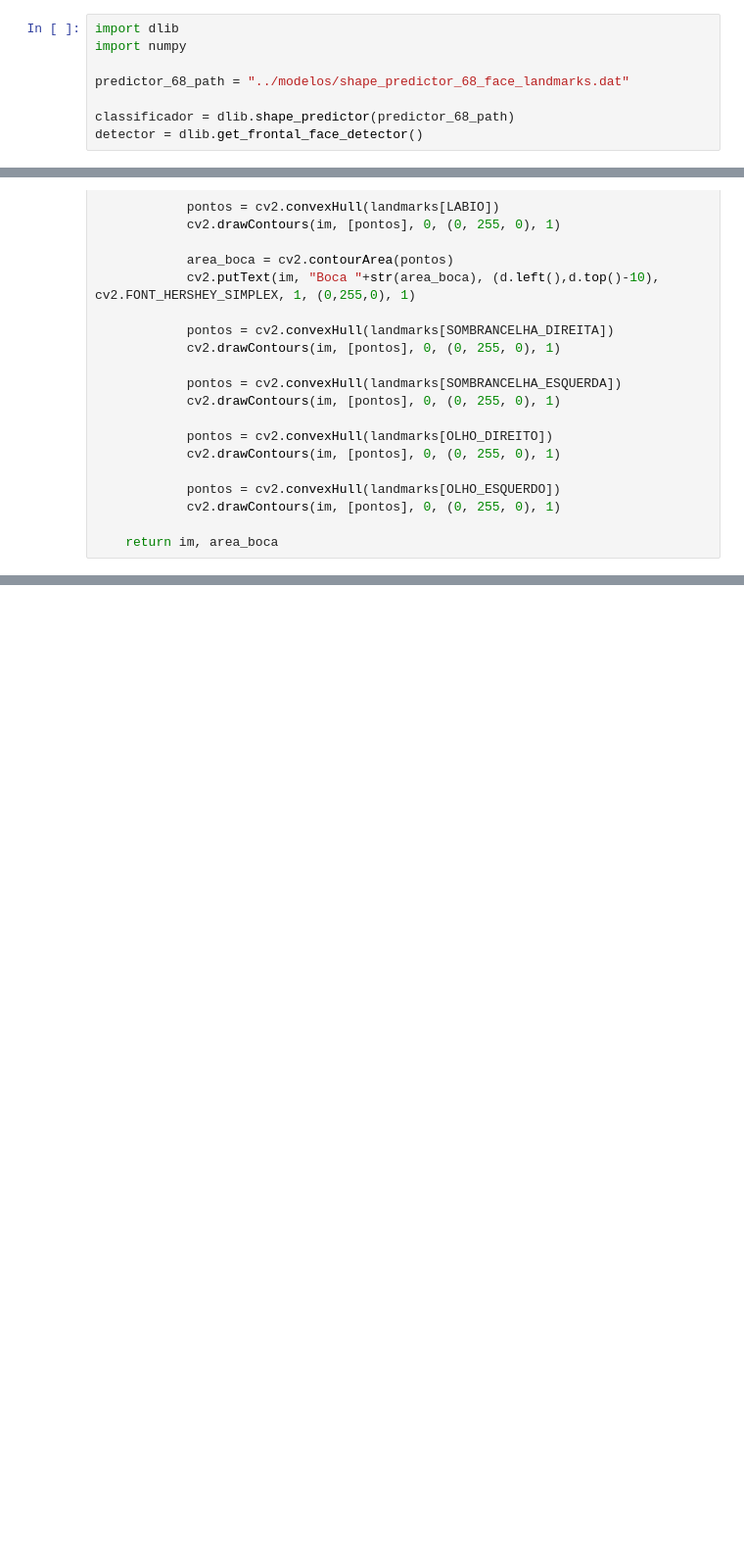
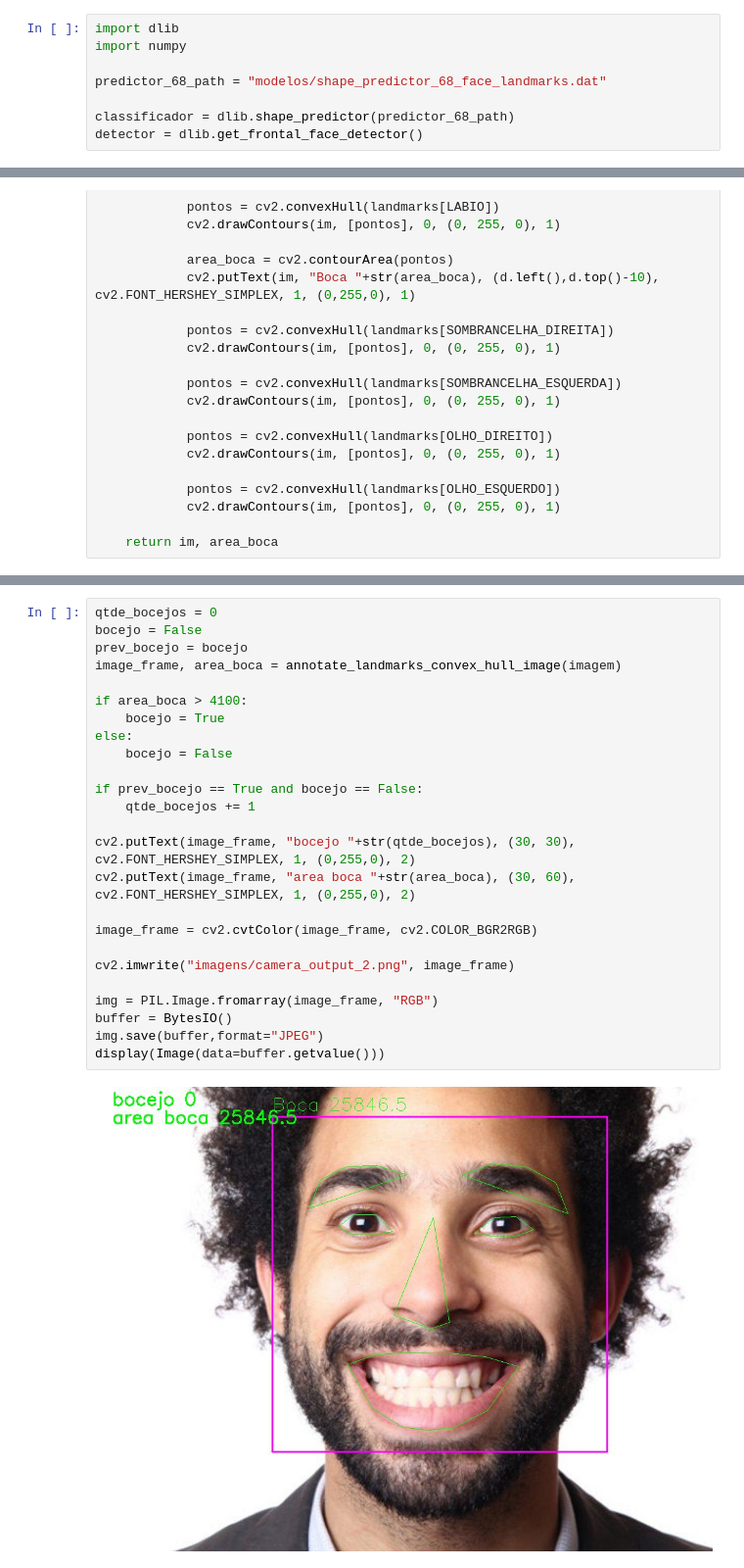
Before and after one commit to Rharamys/TECNOLOGIAS-DE-PROCESSAMENTO-DE-IMAGENS, a Jupyter notebook: Aula5/Aula5-Desafio2.ipynb, the cells around one changed output, grey strips where cells are left out. Shown: that part at 98% size. Cells and saved outputs as stored; diff of their text form; blank space fills up the shorter version.

```diff
--- a/Aula5/Aula5-Desafio2.ipynb
+++ b/Aula5/Aula5-Desafio2.ipynb
@@ -37,7 +24,7 @@ sns.set_style("whitegrid", {'axes.grid' : False})
 import dlib
 import numpy
 
-predictor_68_path = "../modelos/shape_predictor_68_face_landmarks.dat"
+predictor_68_path = "modelos/shape_predictor_68_face_landmarks.dat"
 
 classificador = dlib.shape_predictor(predictor_68_path)
 detector = dlib.get_frontal_face_detector()
@@ -91,3 +86,30 @@ def annotate_landmarks_convex_hull_image(im):
+# %%
+qtde_bocejos = 0
+bocejo = False
+prev_bocejo = bocejo
+image_frame, area_boca = annotate_landmarks_convex_hull_image(imagem)
+
+if area_boca > 4100:
+    bocejo = True
+else:
+    bocejo = False
+
+if prev_bocejo == True and bocejo == False:
+    qtde_bocejos += 1
+
+cv2.putText(image_frame, "bocejo "+str(qtde_bocejos), (30, 30), cv2.FONT_HERSHEY_SIMPLEX, 1, (0,255,0), 2)
+cv2.putText(image_frame, "area boca "+str(area_boca), (30, 60), cv2.FONT_HERSHEY_SIMPLEX, 1, (0,255,0), 2)
+
+image_frame = cv2.cvtColor(image_frame, cv2.COLOR_BGR2RGB)
+
+cv2.imwrite("imagens/camera_output_2.png", image_frame)
+
+img = PIL.Image.fromarray(image_frame, "RGB")
+buffer = BytesIO()
+img.save(buffer,format="JPEG")
+display(Image(data=buffer.getvalue()))
+# %% [output]
+[figure, added]
 # %%
 #cam_capture.release()
 
```
Also changed, not shown: parts of 4 cells of this notebook, 1 other file.
